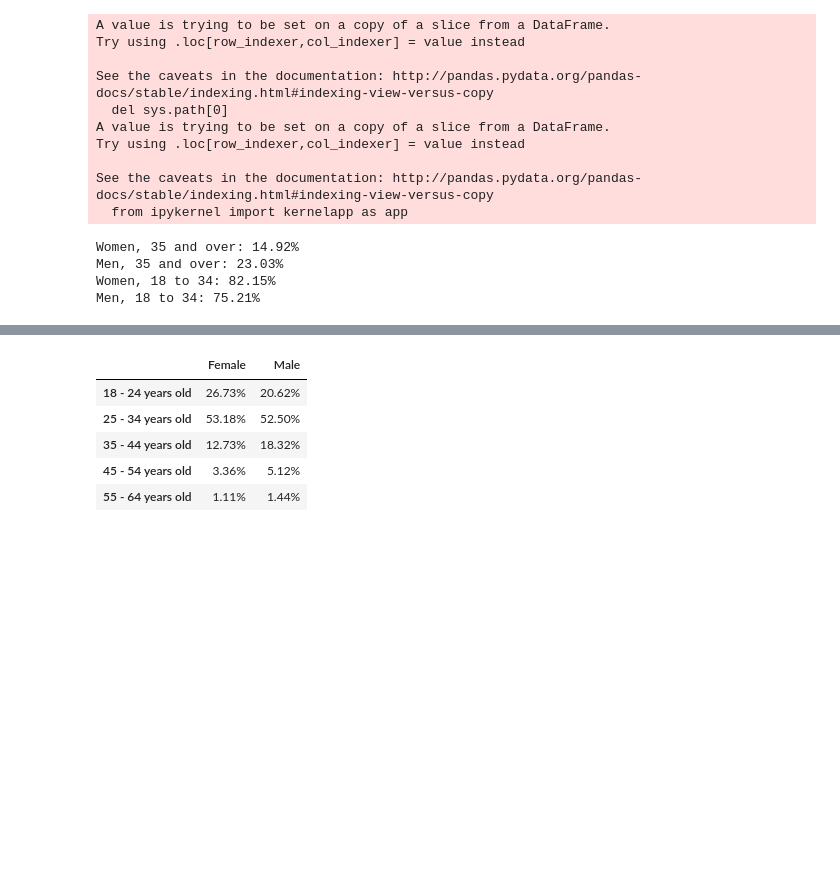
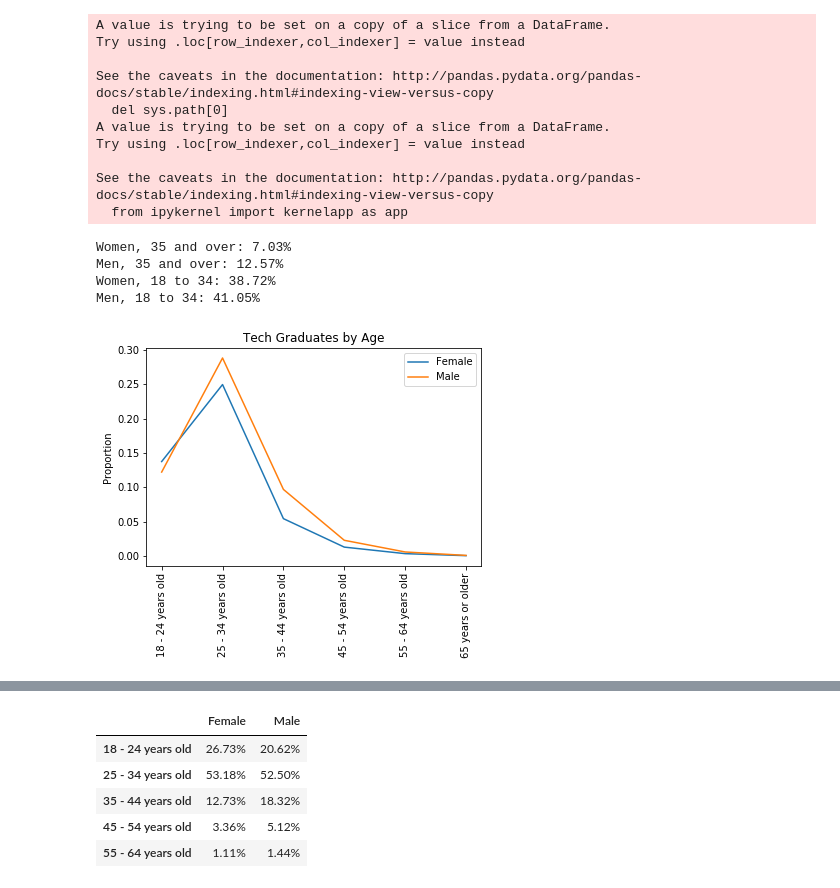
Before and after one commit to dltheobald-Deloitte/GenderGapAnalysis, a Jupyter notebook: Blog_prep.ipynb, the cells around one changed output, grey strips where cells are left out. Cells and saved outputs as stored; diff of their text form; code cells hidden in the pictures; blank space fills up the shorter version.

```diff
--- a/Blog_prep.ipynb
+++ b/Blog_prep.ipynb
@@ -342,25 +392,36 @@ See the caveats in the documentation: http://pandas.pydata.org/pandas-docs/stabl
 # %%
 #Filtering list to only Technical people to show age distribution of this
 df_female_tech = df_female_grad[df_female_grad['TechnicalDegree']=='Technical']
 df_male_tech = df_male_grad[df_male_grad['TechnicalDegree']=='Technical']
 
 over_35 = ['35 - 44 years old','45 - 54 years old','55 - 64 years old','65 years or older']
 under_25 = ['25 - 34 years old','18 - 24 years old']
 
 #Groupby removes nulls for Age, since we want to find out effects over age bands, these values have been dropped.
-female_tech_bd_age = df_female_tech.groupby('Age')['Age'].count()/len(df_female_tech)
-male_tech_bd_age = df_male_tech.groupby('Age')['Age'].count()/len(df_male_tech)
+female_tech_bd_age = df_female_tech.groupby('Age')['Age'].count()[over_35+under_25].sort_index()/len(df_female) #_tech
+male_tech_bd_age = df_male_tech.groupby('Age')['Age'].count()[over_35+under_25].sort_index()/len(df_male)
 
 ##Only showing working age people, as these are the ones likely to have a degree
 print('Women, 35 and over: ' + "{:.2%}".format(female_tech_bd_age[over_35].sum()))
 print('Men, 35 and over: ' + "{:.2%}".format(male_tech_bd_age[over_35].sum()))
 print('Women, 18 to 34: ' + "{:.2%}".format(female_tech_bd_age[under_25].sum()))
 print('Men, 18 to 34: ' + "{:.2%}".format(male_tech_bd_age[under_25].sum()))
+
+plt.plot(list(female_tech_bd_age.index), list(female_tech_bd_age), label='Female')
+plt.plot(list(male_tech_bd_age.index), list(male_tech_bd_age), label='Male')
+
+plt.title("Tech Graduates by Age")
+plt.ylabel('Proportion')
+plt.xticks(rotation=90)
+plt.legend()
+
+plt.savefig(os.path.join(os.getcwd(),'Tech_grads_by_age.png'),bbox_inches='tight')
 # %% [output]
-Women, 35 and over: 14.92%
-Men, 35 and over: 23.03%
-Women, 18 to 34: 82.15%
-Men, 18 to 34: 75.21%
+Women, 35 and over: 7.03%
+Men, 35 and over: 12.57%
+Women, 18 to 34: 38.72%
+Men, 18 to 34: 41.05%
+[figure, added]
 # %%
 #FInding the split of STEM graduates in the population
 non_STEM = ['Fine arts or performing arts (ex. graphic design, music, studio art)',
```
Also changed, not shown: parts of 6 cells of this notebook, 2 other files.
